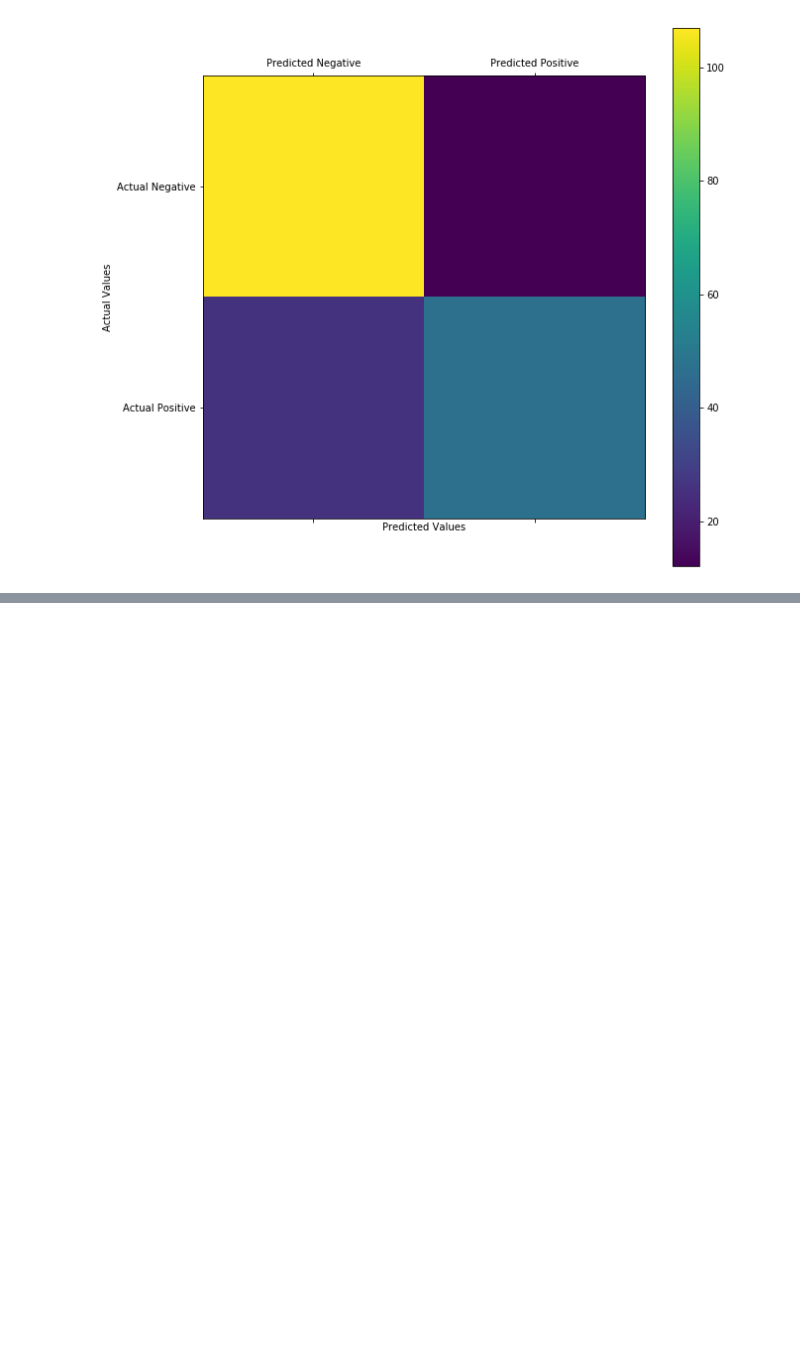
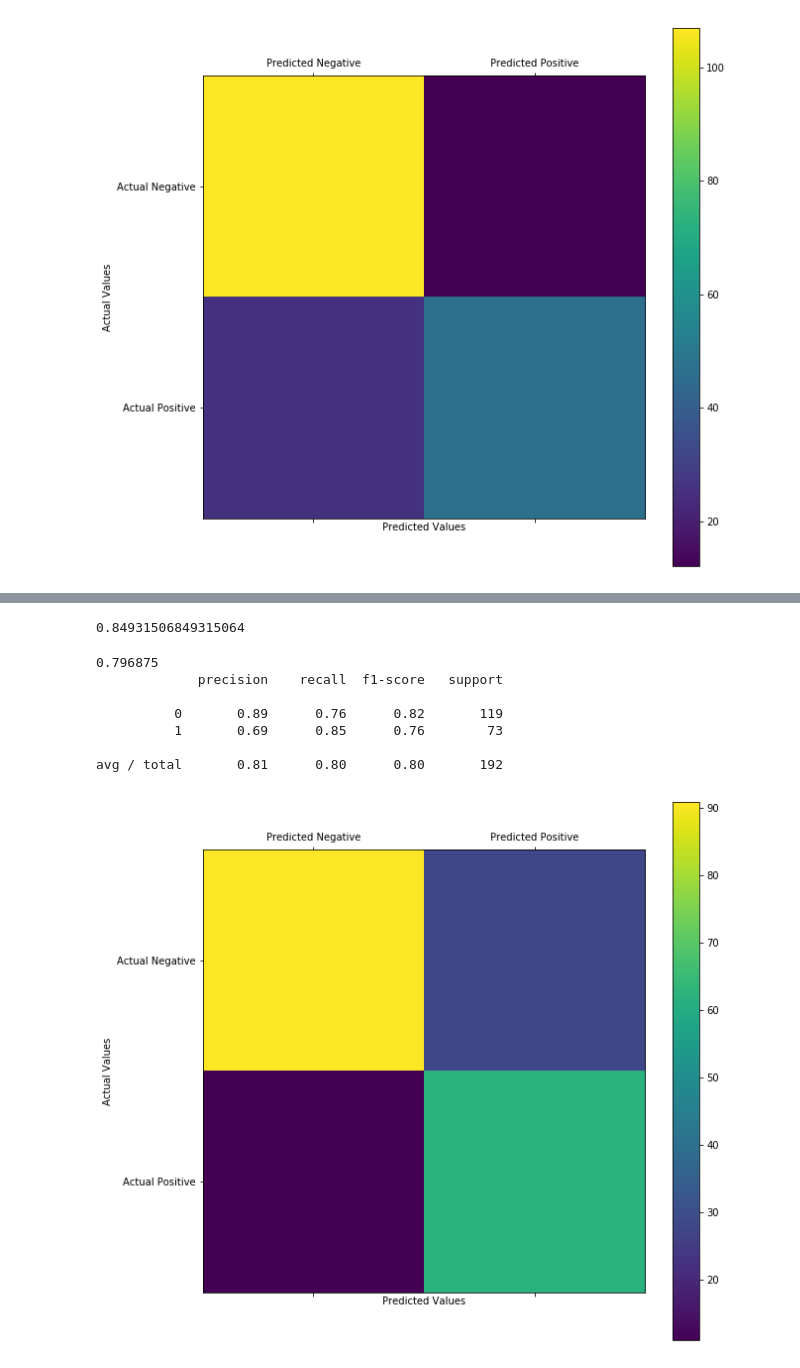
Before and after one commit to robota-x/pluralsight_code, a Jupyter notebook: 02_ml_understanding/analysis_1.ipynb, the cells around one changed output, grey strips where cells are left out. Cells and saved outputs as stored; diff of their text form; code cells hidden in the pictures; blank space fills up the shorter version.

```diff
--- a/02_ml_understanding/analysis_1.ipynb
+++ b/02_ml_understanding/analysis_1.ipynb
@@ -277,0 +315,25 @@ C value: 0.10, recall: 0.4658
+# %%
+test_prediction = log_fit_and_predict(
+    X_train,
+    y_train,
+    X_test,
+    sorted_recall_list[0][0],
+    class_weight='balanced'
+)
+metrics.recall_score(y_test, test_prediction)
+# %% [output]
+0.84931506849315064
+# %%
+print(metrics.accuracy_score(y_test, test_prediction))
+print(metrics.classification_report(y_test, test_prediction))
+plot_confusion_matrix(y_test, test_prediction)
+# precision down the drain.
+# %% [output]
+0.796875
+             precision    recall  f1-score   support
+
+          0       0.89      0.76      0.82       119
+          1       0.69      0.85      0.76        73
+
+avg / total       0.81      0.80      0.80       192
+[figure, added]
```
Also changed, not shown: parts of 13 cells of this notebook.
